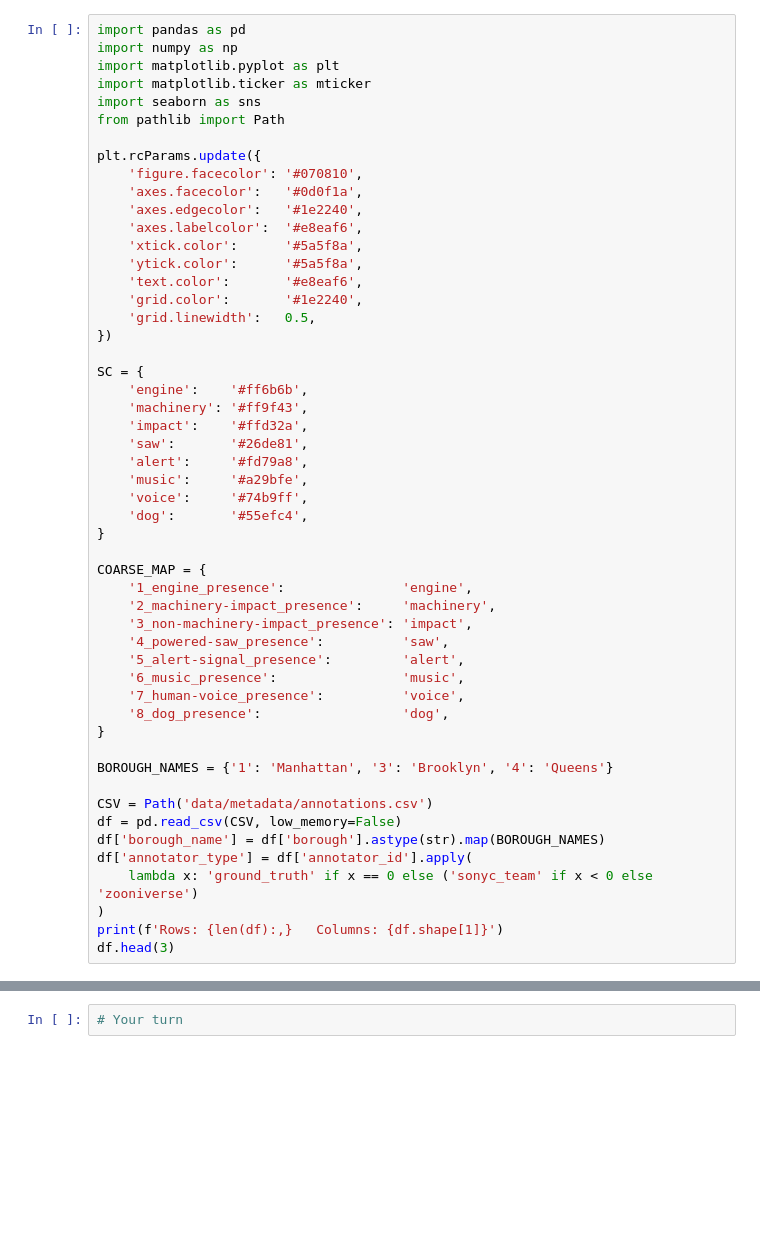
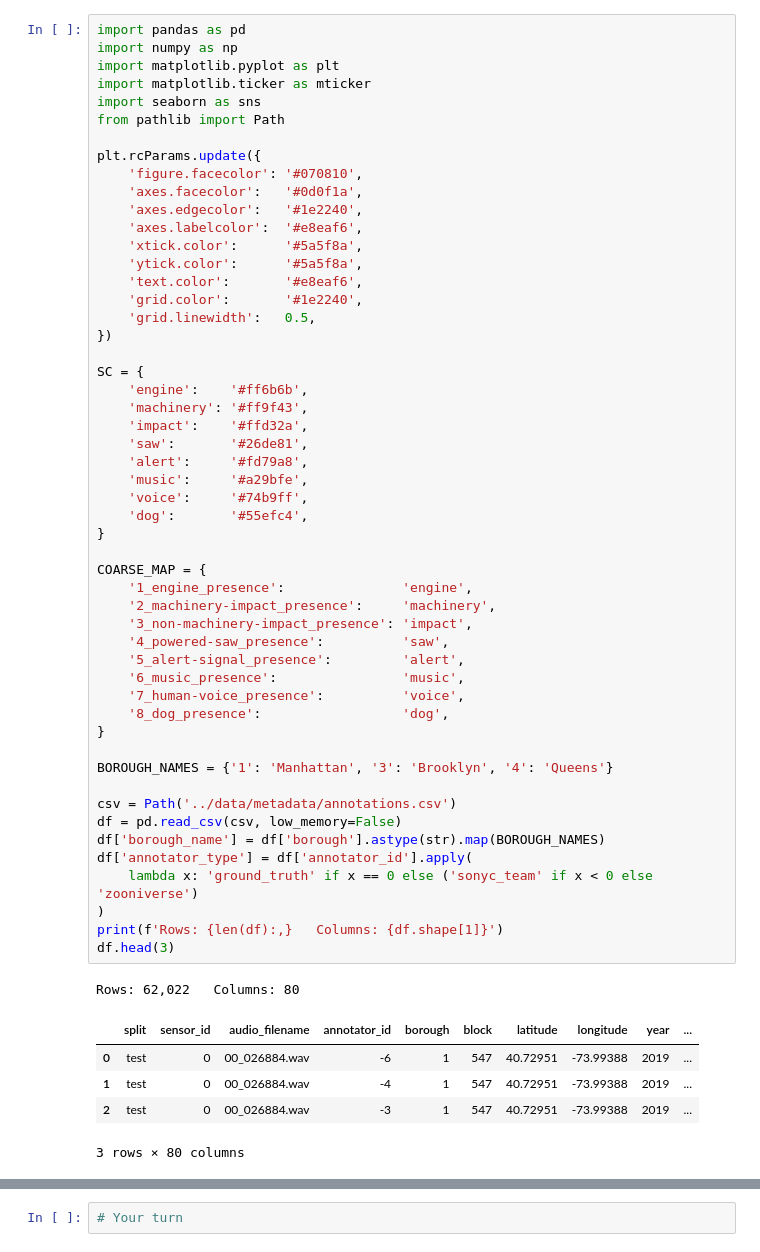
Before and after one commit to lvtwoodpecker/nyc-soundscape, a Jupyter notebook: analysis/EDA.ipynb, the cells around one changed output, grey strips where cells are left out. Cells and saved outputs as stored; diff of their text form; blank space fills up the shorter version.

```diff
--- a/analysis/EDA.ipynb
+++ b/analysis/EDA.ipynb
@@ -26,33 +23,40 @@ plt.rcParams.update({
 SC = {
     'engine':    '#ff6b6b',
     'machinery': '#ff9f43',
     'impact':    '#ffd32a',
     'saw':       '#26de81',
     'alert':     '#fd79a8',
     'music':     '#a29bfe',
     'voice':     '#74b9ff',
     'dog':       '#55efc4',
 }
 
 COARSE_MAP = {
     '1_engine_presence':               'engine',
     '2_machinery-impact_presence':     'machinery',
     '3_non-machinery-impact_presence': 'impact',
     '4_powered-saw_presence':          'saw',
     '5_alert-signal_presence':         'alert',
     '6_music_presence':                'music',
     '7_human-voice_presence':          'voice',
     '8_dog_presence':                  'dog',
 }
 
 BOROUGH_NAMES = {'1': 'Manhattan', '3': 'Brooklyn', '4': 'Queens'}
 
-CSV = Path('data/metadata/annotations.csv')
-df = pd.read_csv(CSV, low_memory=False)
+csv = Path('../data/metadata/annotations.csv')
+df = pd.read_csv(csv, low_memory=False)
 df['borough_name'] = df['borough'].astype(str).map(BOROUGH_NAMES)
 df['annotator_type'] = df['annotator_id'].apply(
     lambda x: 'ground_truth' if x == 0 else ('sonyc_team' if x < 0 else 'zooniverse')
 )
 print(f'Rows: {len(df):,}   Columns: {df.shape[1]}')
 df.head(3)
+# %% [output]
+Rows: 62,022   Columns: 80
+|  | split | sensor_id | audio_filename | annotator_id | borough | block | latitude | longitude | year | ... |
+| 0 | test | 0 | 00_026884.wav | -6 | 1 | 547 | 40.72951 | -73.99388 | 2019 | ... |
+| 1 | test | 0 | 00_026884.wav | -4 | 1 | 547 | 40.72951 | -73.99388 | 2019 | ... |
+| 2 | test | 0 | 00_026884.wav | -3 | 1 | 547 | 40.72951 | -73.99388 | 2019 | ... |
+3 rows × 80 columns
 # %% [markdown]
```
Also changed, not shown: parts of 20 cells of this notebook, 2 other files.
